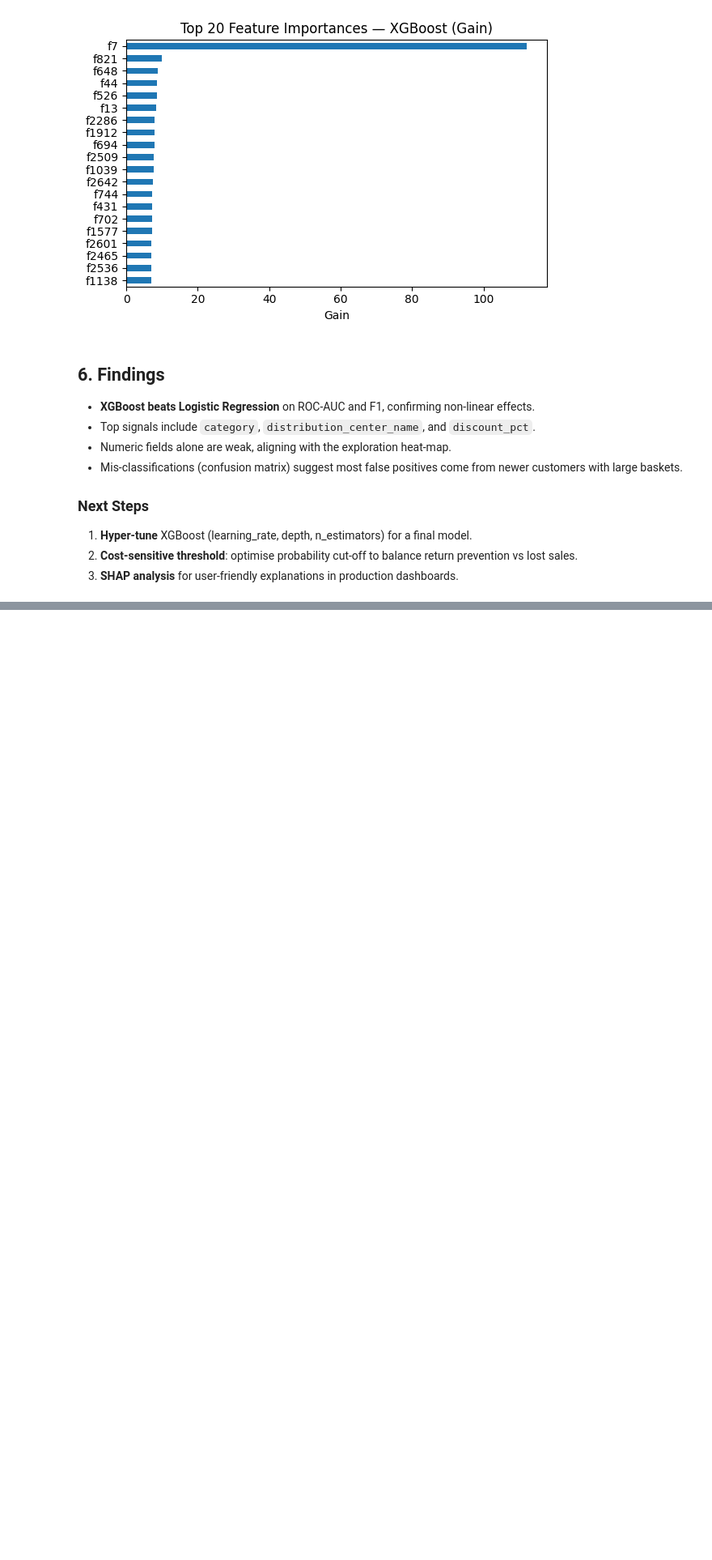
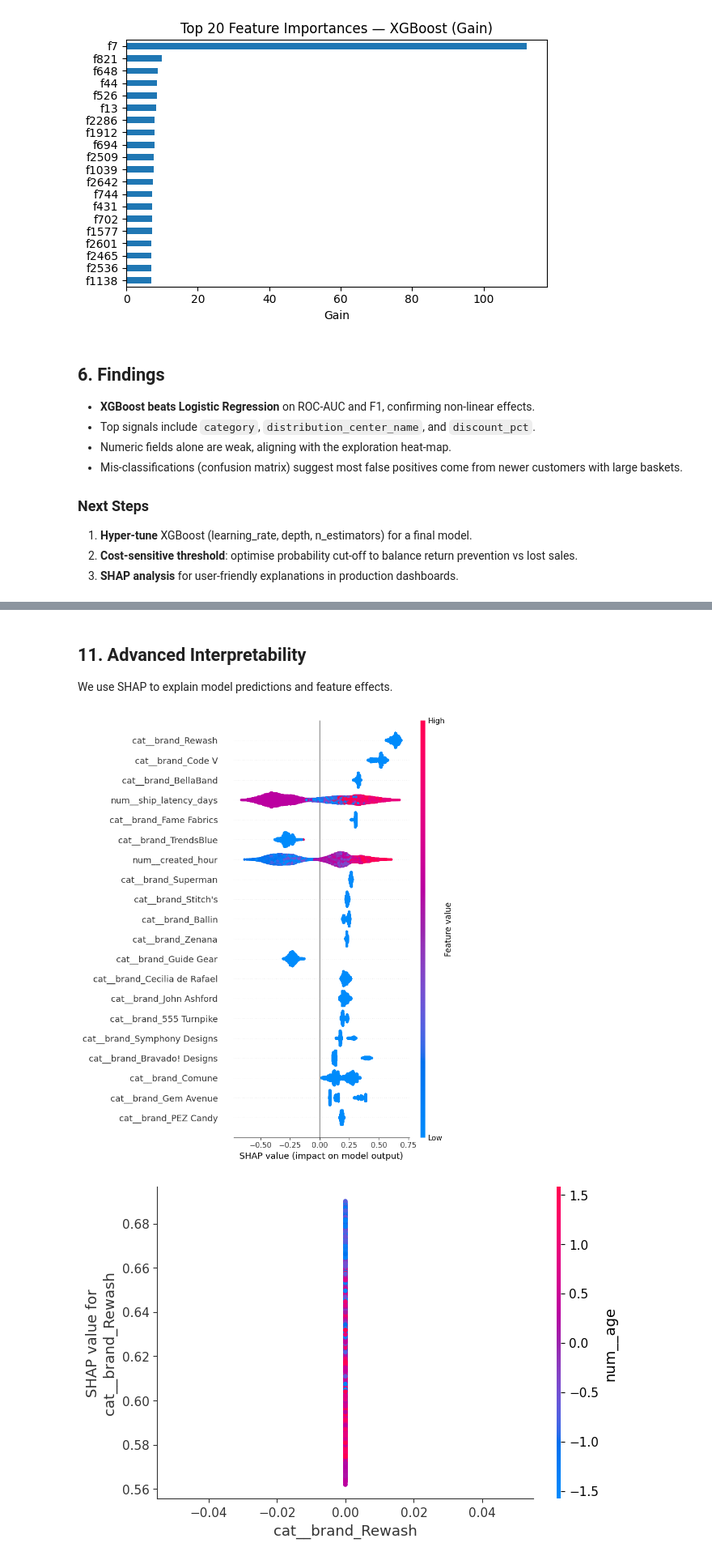
Before and after one commit to MIT-Emerging-Talent/ET6-CDSP-group-17-repo-Mission_Impostible, a Jupyter notebook: 4_data_analysis/theLook_Ecommerce/theLookdata_analysis.ipynb, the cells around one changed output, grey strips where cells are left out. Shown at 81% size. Saved outputs shown, nothing was run; the diff lists cells and outputs as text; code cells hidden in the pictures; blank space fills up the shorter version.

Commit message:
advanced

```diff
--- a/4_data_analysis/theLook_Ecommerce/theLookdata_analysis.ipynb
+++ b/4_data_analysis/theLook_Ecommerce/theLookdata_analysis.ipynb
@@ -194,0 +367,37 @@ plt.show()
+# %% [markdown]
+## 11. Advanced Interpretability
+
+We use SHAP to explain model predictions and feature effects.
+# %%
+import shap
+
+# SHAP for XGBoost
+explainer = shap.Explainer(xgb_clf.named_steps['model'])
+
+# Transform features and ensure dense array
+features_transformed = xgb_clf.named_steps['prep'].transform(X_test)
+if hasattr(features_transformed, "toarray"):
+    features_dense = features_transformed.toarray()
+else:
+    features_dense = features_transformed
+
+shap_values = explainer(features_dense)
+
+# Global feature importance
+shap.summary_plot(
+    shap_values,
+    features=features_dense,
+    feature_names=xgb_clf.named_steps['prep'].get_feature_names_out()
+)
+
+# SHAP dependence plot for top feature
+top_feature = xgb_clf.named_steps['prep'].get_feature_names_out()[np.abs(shap_values.values).mean(0).argmax()]
+shap.dependence_plot(
+    top_feature,
+    shap_values.values,
+    features_dense,
+    feature_names=xgb_clf.named_steps['prep'].get_feature_names_out()
+)
+# %% [output]
+[figure, added]
+[figure, added]
```
Also changed, not shown: parts of 9 cells of this notebook.
